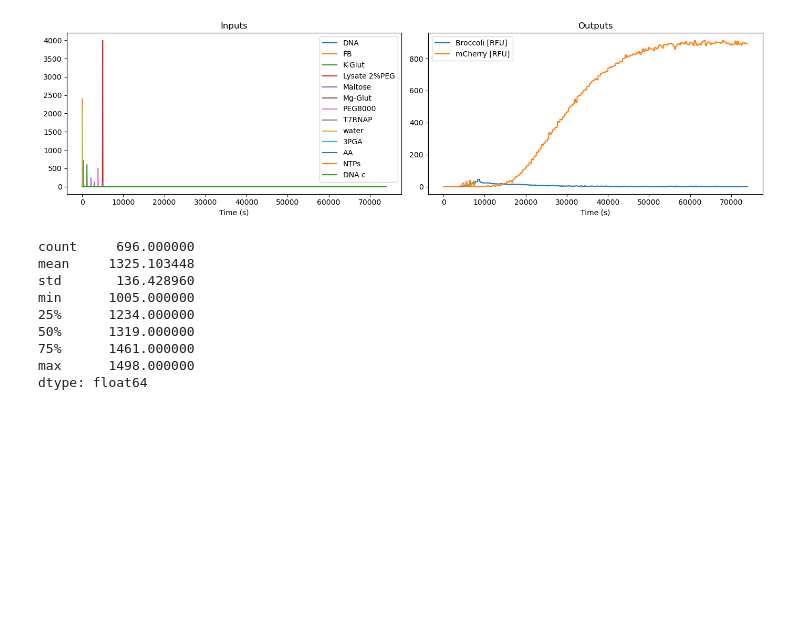
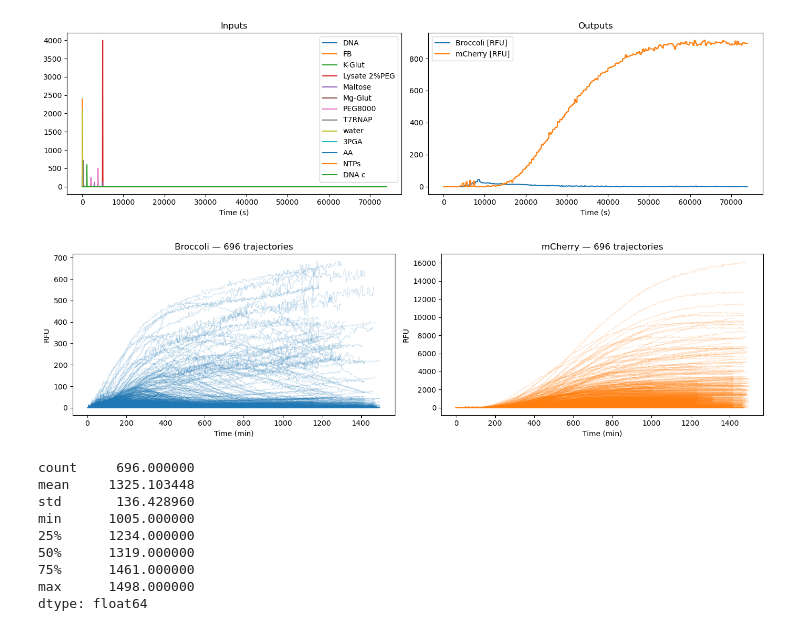
Before and after one commit to Ovanerven/theta-lab, a Jupyter notebook: last-layer-ode/analysis/explore_real_data.ipynb, the cells around one changed output. Saved outputs shown, nothing was run; the diff lists cells and outputs as text; code cells hidden in the pictures; blank space fills up the shorter version.

Commit message:
real data setup

```diff
--- a/last-layer-ode/analysis/explore_real_data.ipynb
+++ b/last-layer-ode/analysis/explore_real_data.ipynb
@@ -98,6 +98,34 @@ plt.tight_layout()
 plt.show()
 # %% [output]
 [figure]
+# %%
+import pandas as pd
+import json
+from pathlib import Path
+import matplotlib.pyplot as plt
+
+DATA_DIR = Path("../../datasets/data_parsed_pruned")
+with open(DATA_DIR / "manifest.json") as f:
+    manifest = json.load(f)
+
+fig, axes = plt.subplots(1, 2, figsize=(14, 4))
+
+n = 0
+for key, entry in manifest.items():
+    out = pd.read_parquet(DATA_DIR / entry["outputs_path"])
+    t_min = out["Time_seconds"] / 60.0
+    axes[0].plot(t_min, out["Broccoli [RFU]"], color="tab:blue",   alpha=0.25, lw=0.7)
+    axes[1].plot(t_min, out["mCherry [RFU]"],  color="tab:orange", alpha=0.25, lw=0.7)
+    n += 1
+
+axes[0].set_title(f"Broccoli — {n} trajectories")
+axes[0].set_xlabel("Time (min)"); axes[0].set_ylabel("RFU")
+axes[1].set_title(f"mCherry — {n} trajectories")
+axes[1].set_xlabel("Time (min)"); axes[1].set_ylabel("RFU")
+plt.tight_layout()
+plt.show()
+# %% [output]
+[figure, added]
 # %%
 lengths = {k: pd.read_parquet(DATA_DIR / v["outputs_path"]).shape[0] for k, v in manifest.items()}
 pd.Series(lengths).describe()
```
Also changed, not shown: 10 other files.
